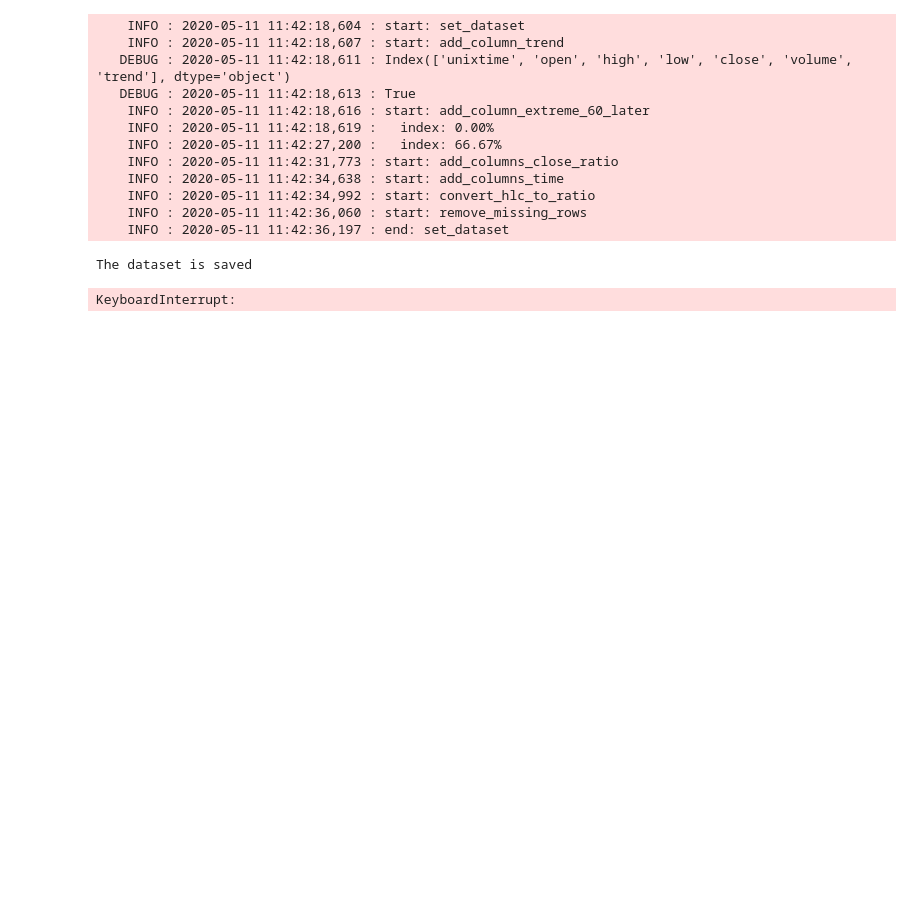
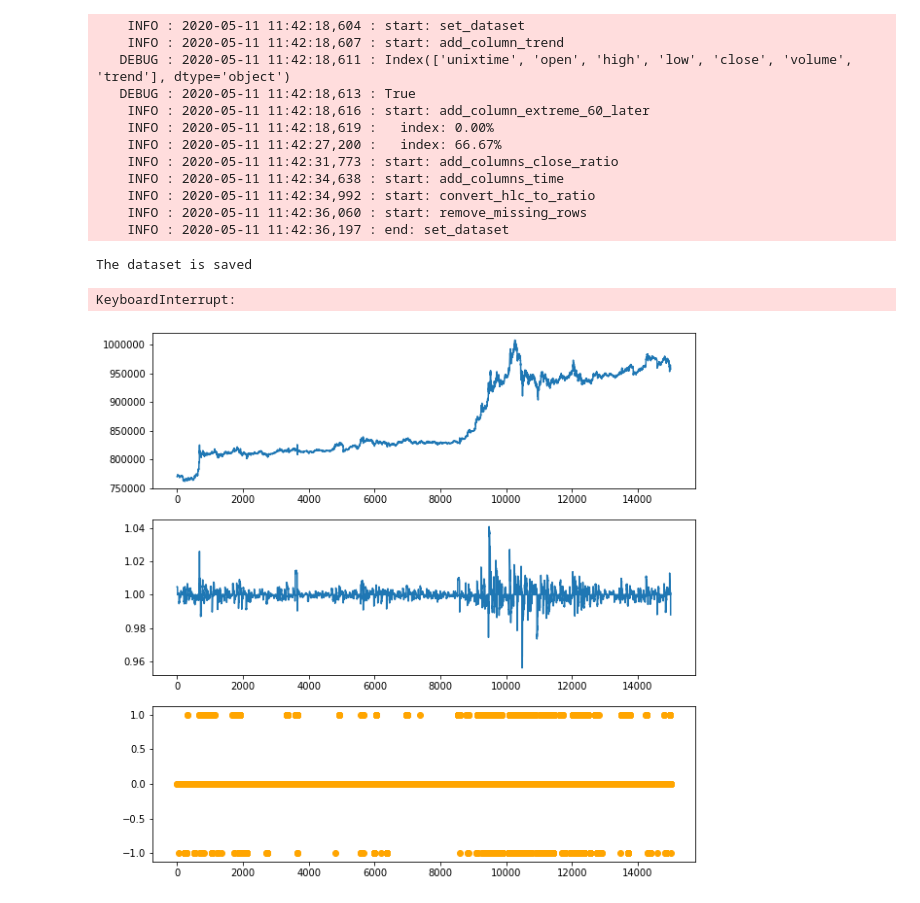
Before and after one commit to awesomest/mytrader, a Jupyter notebook: create_data.ipynb, the cells around one changed output. Cells and saved outputs as stored; diff of their text form; code cells hidden in the pictures; blank space fills up the shorter version.

Commit message:
Set extreme as label

```diff
--- a/create_data.ipynb
+++ b/create_data.ipynb
@@ -41,3 +41,28 @@ if __name__ == "__main__":
     INFO : 2020-05-11 11:42:36,197 : end: set_dataset
 The dataset is saved
 KeyboardInterrupt:
+# %%
+import pandas as pd
+import matplotlib.pyplot as plt
+from datetime import datetime as dt
+from mylib import dataset
+
+def plot(data):
+    x = data[-15000:]
+    y_close = list(x["close"])
+    y_result = list(x["extreme60"])
+    y_action = [(1 if i > 1 else -1) if i > 1.005 or i < 0.995 else 0 for i in y_result]
+
+    _, (ax1, ax2, ax3) = plt.subplots(3, 1, figsize=(10, 10))
+    ax1.plot(list(range(len(x))), y_close)
+    ax2.plot(list(range(len(x))), y_result)
+    ax3.scatter(list(range(len(x))), y_action, color="orange")
+    plt.show()
+
+csv = pd.read_csv("datasets/v0.0.10-2.csv")
+# csv.drop(columns=["extreme60"], inplace=True)
+#b = dataset.BitcoinDataset("v0.0.10-2")
+#b.set_dataset(csv)
+plot(csv)
+# %% [output]
+[figure, added]
```
Also changed, not shown: parts of 1 cell of this notebook, 3 other files.
